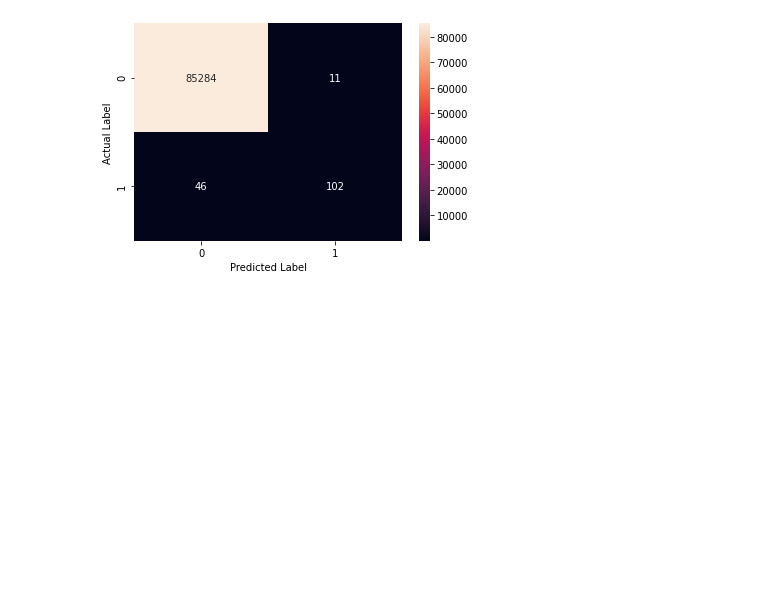
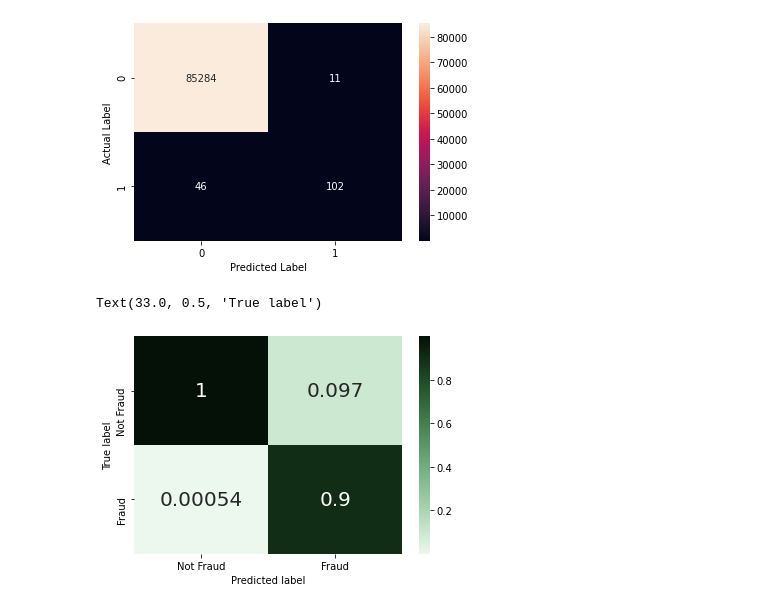
Before and after one commit to pierpaolododorico/credit_cart_frauds, a Jupyter notebook: notebooks/pierpaolo_parametric_models.ipynb, the cells around one changed output. Cells and saved outputs as stored; diff of their text form; code cells hidden in the pictures; blank space fills up the shorter version.

```diff
--- a/notebooks/pierpaolo_parametric_models.ipynb
+++ b/notebooks/pierpaolo_parametric_models.ipynb
@@ -175,3 +148,17 @@ print(classification_report(y_test,pred, target_names=['Non-fraud','Fraud']))
    macro avg       0.95      0.84      0.89     85443
 weighted avg       1.00      1.00      1.00     85443
 [figure]
+# %%
+cm_marginal = cnf_matrix/cnf_matrix.sum(axis=0)
+
+sns.heatmap(cm_marginal,
+            annot=True,
+            annot_kws={"size": 20},
+            cmap = sns.cubehelix_palette(start=2, rot=0, dark=0.05, light=.95, reverse=False, as_cmap=True),
+            xticklabels=['Not Fraud', 'Fraud'],
+            yticklabels=['Not Fraud', 'Fraud'])
+plt.xlabel("Predicted label")
+plt.ylabel("True label")
+# %% [output]
+Text(33.0, 0.5, 'True label')
+[figure, added]
```
Also changed, not shown: parts of 5 cells of this notebook.
